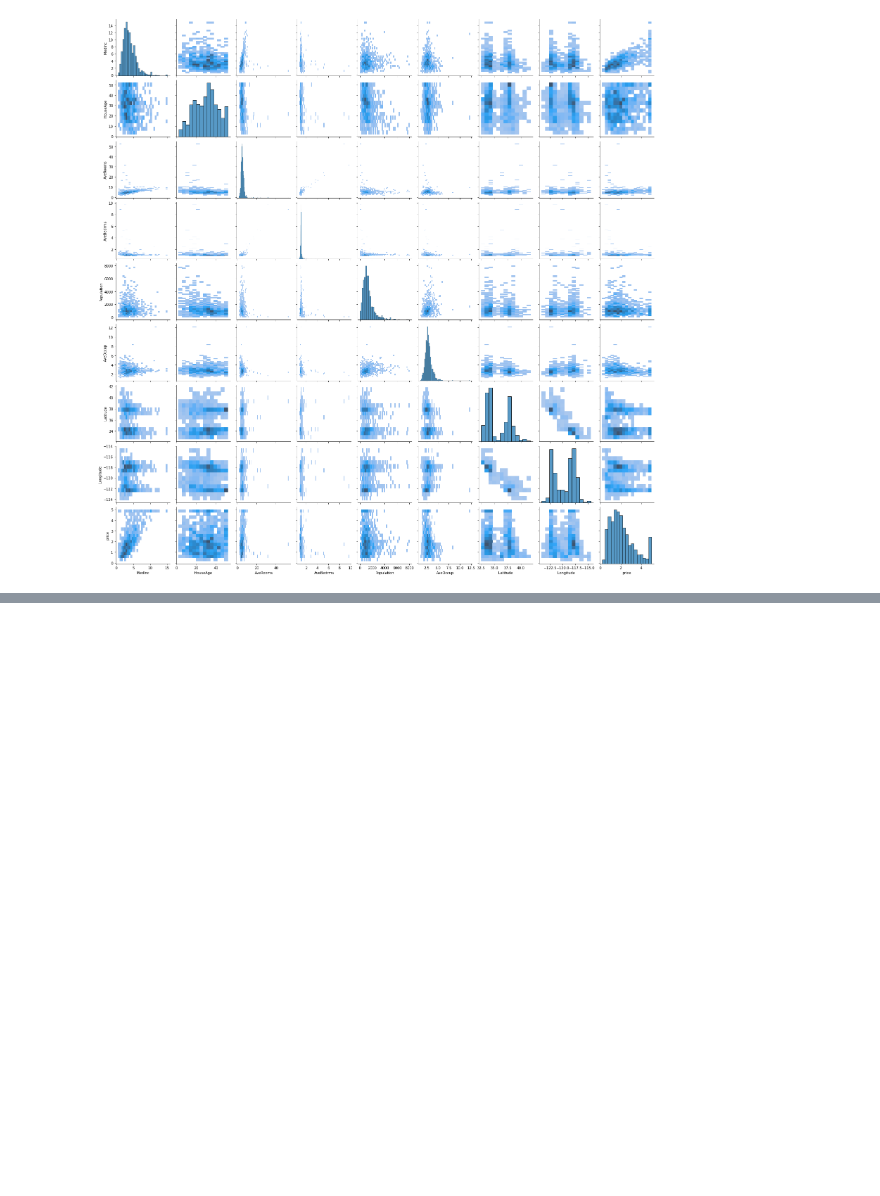
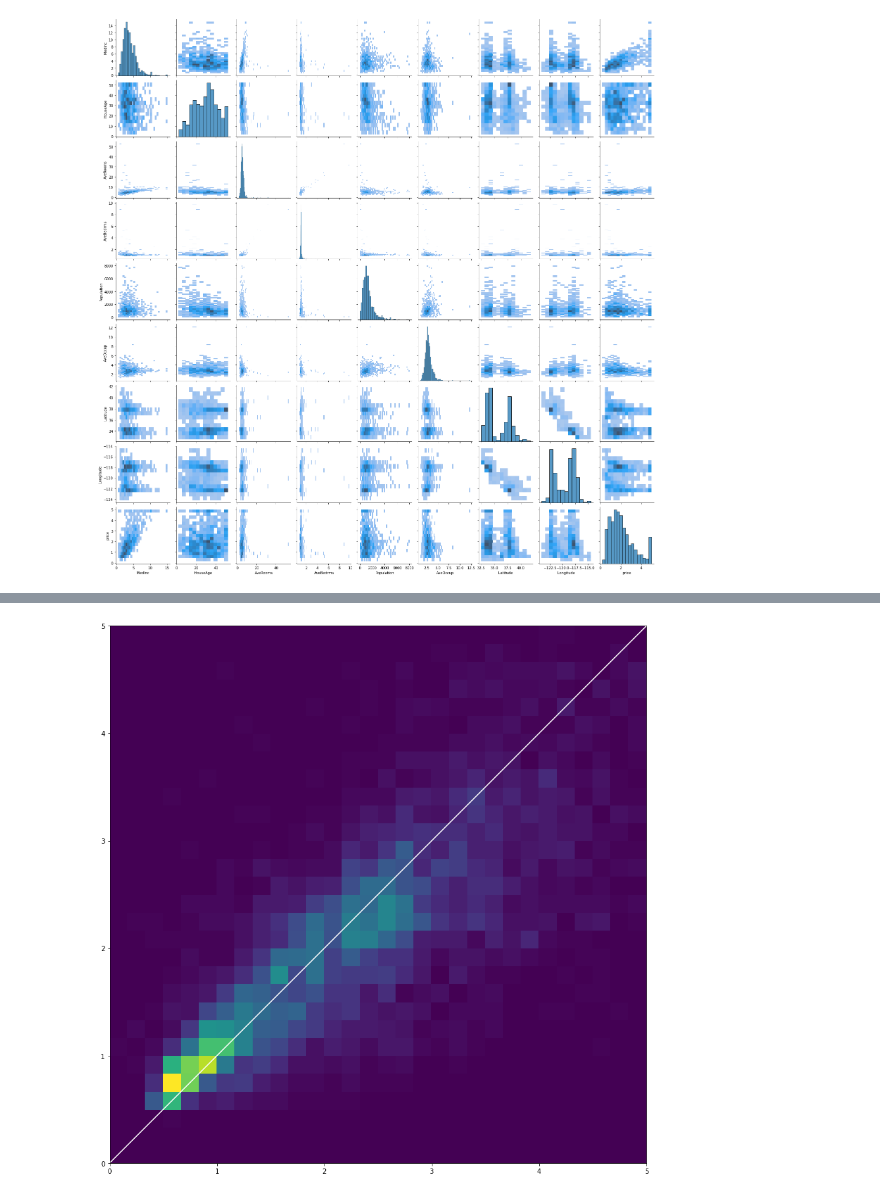
Before and after one commit to cbernet/introduction_machine_learning, a Jupyter notebook: notebooks/supervised_learning/xgboost_housing.ipynb, the cells around one changed output, grey strips where cells are left out. Saved outputs shown, nothing was run; the diff lists cells and outputs as text; code cells hidden in the pictures; blank space fills up the shorter version.

```diff
--- a/notebooks/supervised_learning/xgboost_housing.ipynb
+++ b/notebooks/supervised_learning/xgboost_housing.ipynb
@@ -172,0 +236,14 @@ xgb.plot_tree(bst, ax=ax, num_trees=30)
+# %%
+x_train = x[:-5000]
+y_train = y[:-5000]
+x_test = x[-5000:]
+y_test = y[-5000:]
+# %%
+from xgboost import XGBRegressor
+
+bst = XGBRegressor(**param)
+bst.fit(x_train, y_train, verbose=True)
+preds = bst.predict(x_test)
+plot(y_test, preds)
+# %% [output]
+[figure, added]
```
Also changed, not shown: parts of 22 cells of this notebook.
